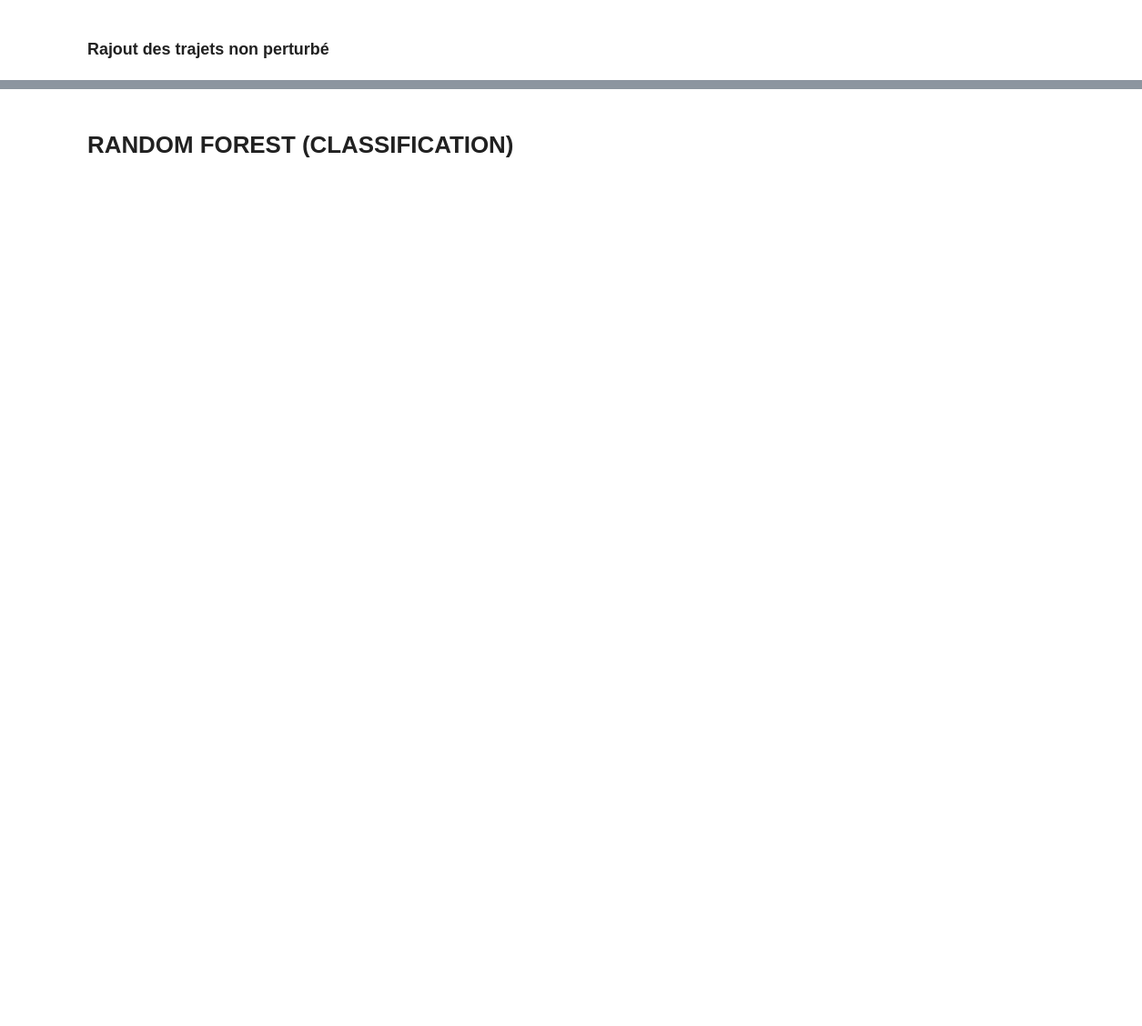
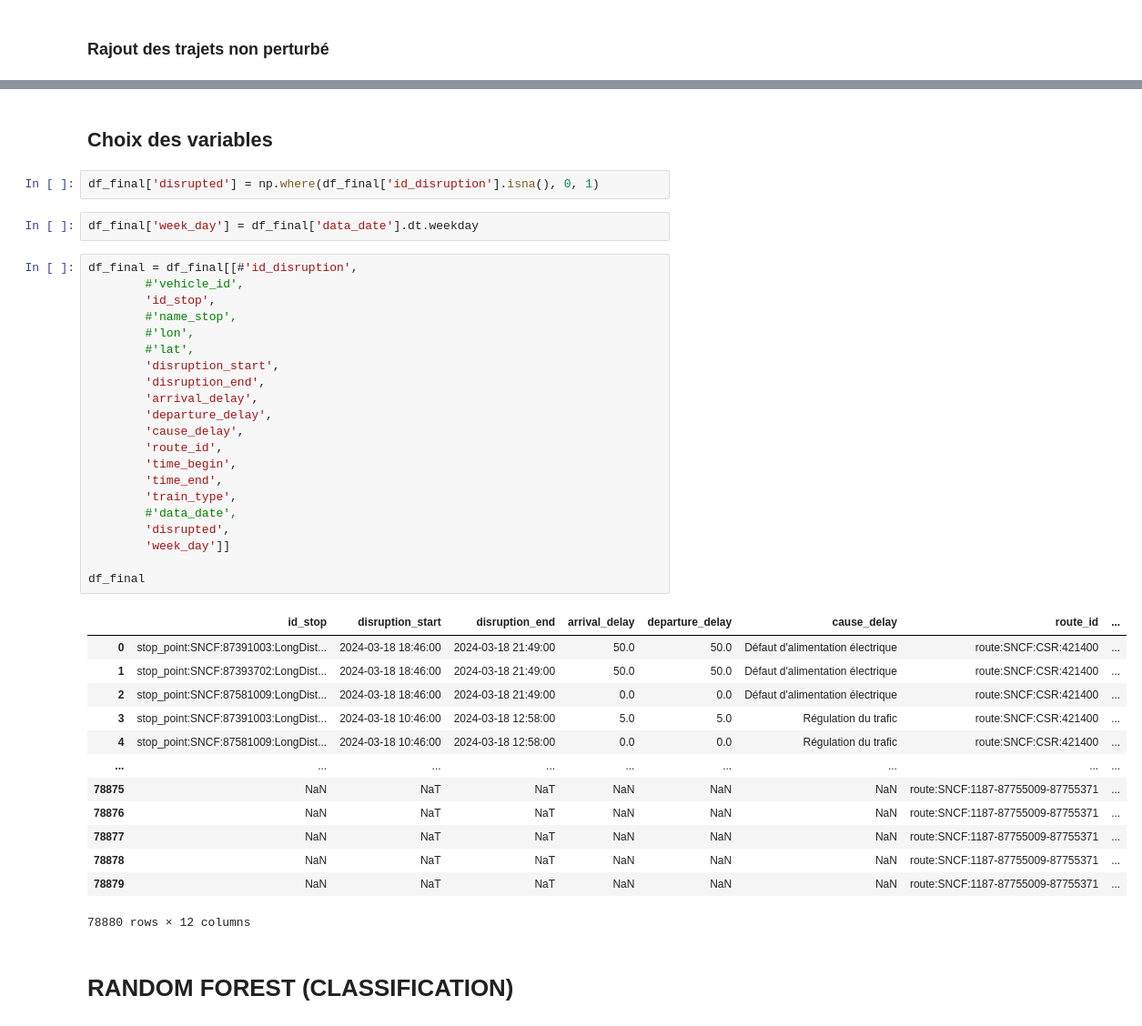
Before and after one commit to KylianSts/Perturbations_transport_public, a Jupyter notebook: Models_prediction_retard.ipynb, the cells around one changed output, grey strips where cells are left out. Shown: that part at 91% size. Saved outputs shown, nothing was run; the diff lists cells and outputs as text; blank space fills up the shorter version.

```diff
--- a/Models_prediction_retard.ipynb
+++ b/Models_prediction_retard.ipynb
@@ -54,2 +155,43 @@ df_final
+# %% [markdown]
+## Choix des variables
+# %%
+df_final['disrupted'] = np.where(df_final['id_disruption'].isna(), 0, 1)
+# %%
+df_final['week_day'] = df_final['data_date'].dt.weekday
+# %%
+df_final = df_final[[#'id_disruption',
+        #'vehicle_id',
+        'id_stop',
+        #'name_stop',
+        #'lon',
+        #'lat',
+        'disruption_start',
+        'disruption_end',
+        'arrival_delay',
+        'departure_delay',
+        'cause_delay',
+        'route_id',
+        'time_begin',
+        'time_end',
+        'train_type',
+        #'data_date',
+        'disrupted',
+        'week_day']]
+
+df_final
+# %% [output]
+|  | id_stop | disruption_start | disruption_end | arrival_delay | departure_delay | cause_delay | route_id | ... |
+| 0 | stop_point:SNCF:87391003:LongDist... | 2024-03-18 18:46:00 | 2024-03-18 21:49:00 | 50.0 | 50.0 | Défaut d'alimentation électrique | route:SNCF:CSR:421400 | ... |
+| 1 | stop_point:SNCF:87393702:LongDist... | 2024-03-18 18:46:00 | 2024-03-18 21:49:00 | 50.0 | 50.0 | Défaut d'alimentation électrique | route:SNCF:CSR:421400 | ... |
+| 2 | stop_point:SNCF:87581009:LongDist... | 2024-03-18 18:46:00 | 2024-03-18 21:49:00 | 0.0 | 0.0 | Défaut d'alimentation électrique | route:SNCF:CSR:421400 | ... |
+| 3 | stop_point:SNCF:87391003:LongDist... | 2024-03-18 10:46:00 | 2024-03-18 12:58:00 | 5.0 | 5.0 | Régulation du trafic | route:SNCF:CSR:421400 | ... |
+| 4 | stop_point:SNCF:87581009:LongDist... | 2024-03-18 10:46:00 | 2024-03-18 12:58:00 | 0.0 | 0.0 | Régulation du trafic | route:SNCF:CSR:421400 | ... |
+| ... | ... | ... | ... | ... | ... | ... | ... | ... |
+| 78875 | NaN | NaT | NaT | NaN | NaN | NaN | route:SNCF:1187-87755009-87755371 | ... |
+| 78876 | NaN | NaT | NaT | NaN | NaN | NaN | route:SNCF:1187-87755009-87755371 | ... |
+| 78877 | NaN | NaT | NaT | NaN | NaN | NaN | route:SNCF:1187-87755009-87755371 | ... |
+| 78878 | NaN | NaT | NaT | NaN | NaN | NaN | route:SNCF:1187-87755009-87755371 | ... |
+| 78879 | NaN | NaT | NaT | NaN | NaN | NaN | route:SNCF:1187-87755009-87755371 | ... |
+78880 rows × 12 columns
 # %% [markdown]
 # RANDOM FOREST (CLASSIFICATION)
```
Also changed, not shown: parts of 8 cells of this notebook.
